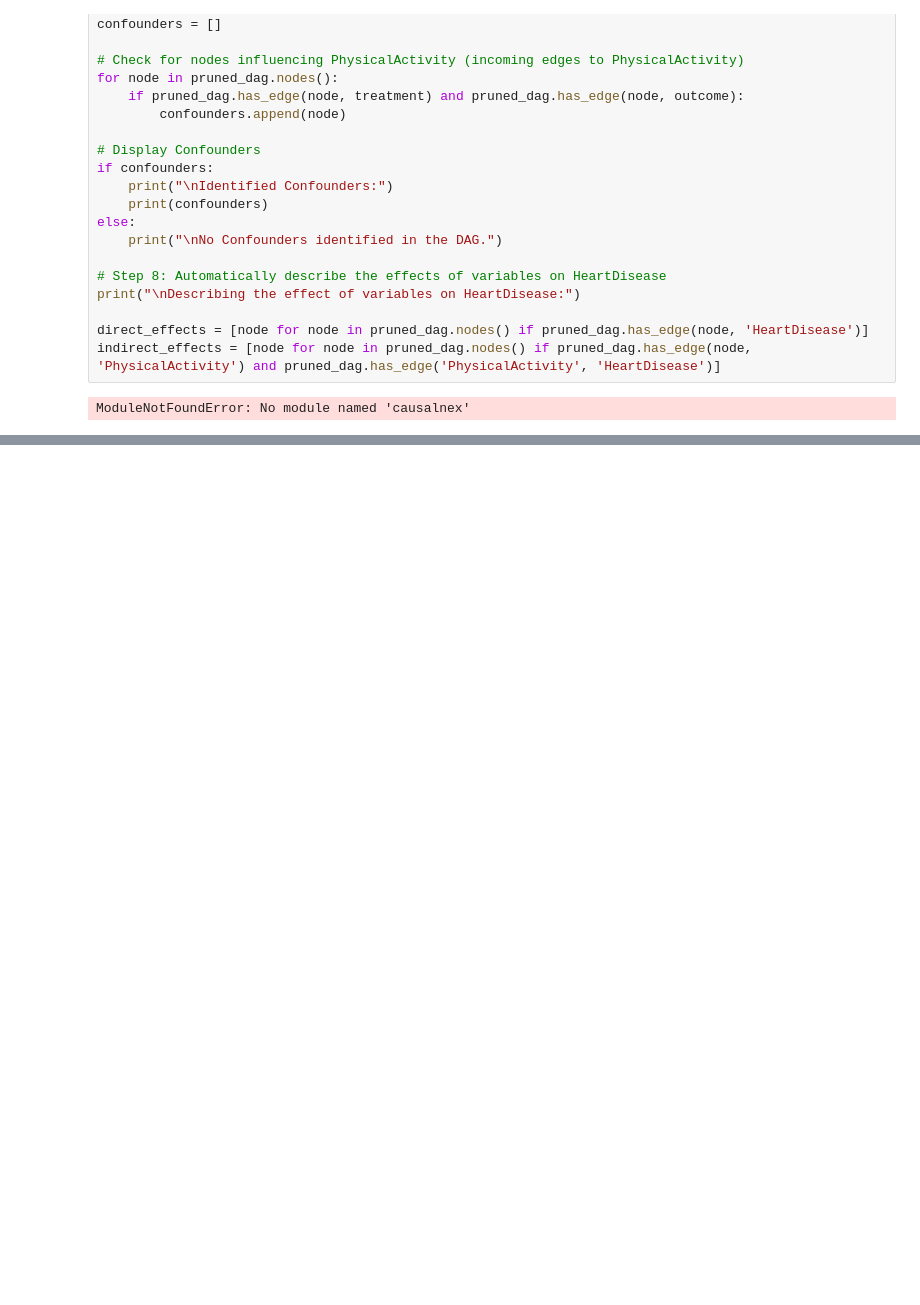
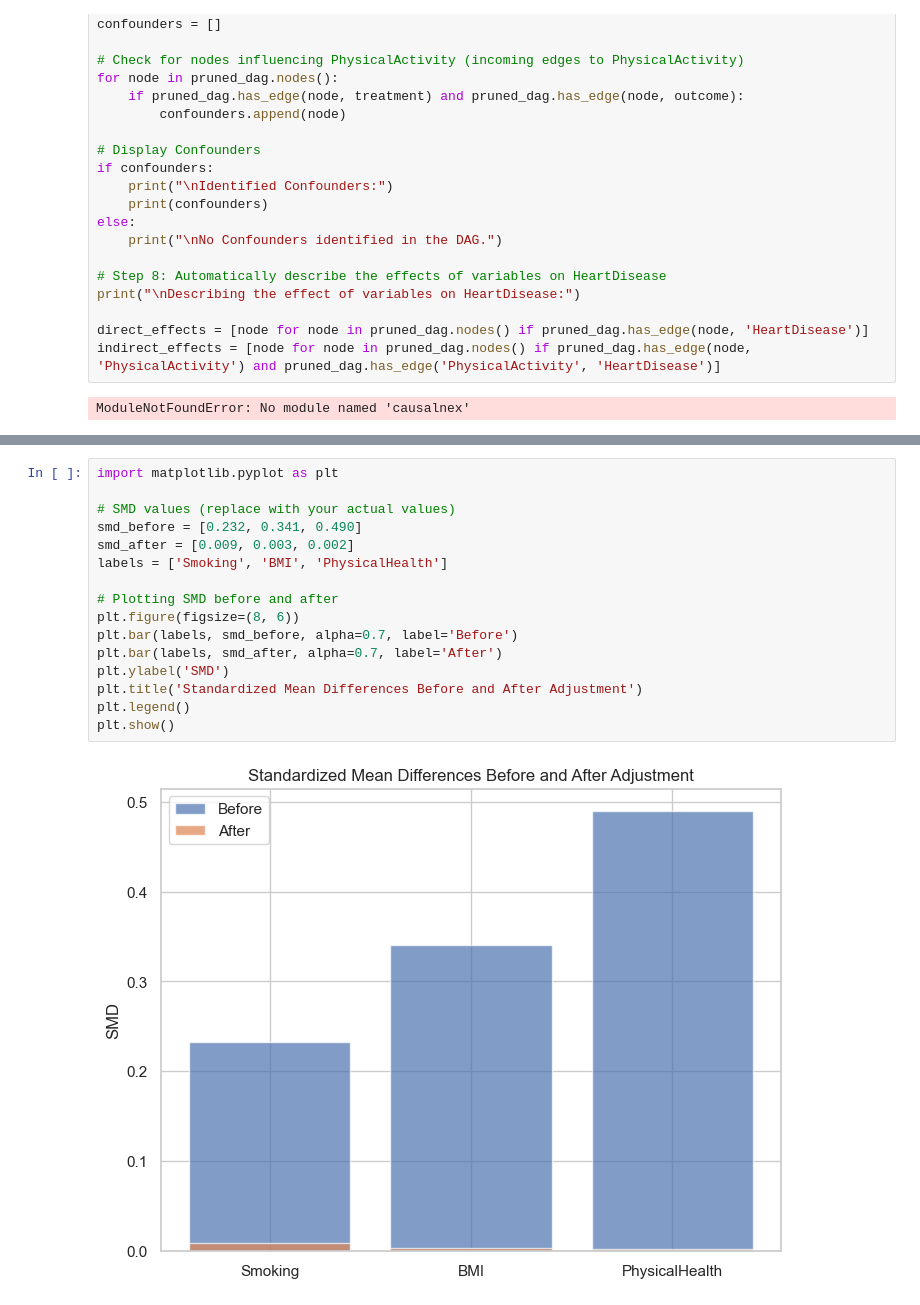
Before and after one commit to asrithapidikiti/CS520_CausalInference, a Jupyter notebook: CS520.ipynb, the cells around one changed output, grey strips where cells are left out. Saved outputs shown, nothing was run; the diff lists cells and outputs as text; blank space fills up the shorter version.

```diff
--- a/CS520.ipynb
+++ b/CS520.ipynb
@@ -1171,0 +1057,18 @@ Notes:
+# %%
+import matplotlib.pyplot as plt
+
+# SMD values (replace with your actual values)
+smd_before = [0.232, 0.341, 0.490]
+smd_after = [0.009, 0.003, 0.002]
+labels = ['Smoking', 'BMI', 'PhysicalHealth']
+
+# Plotting SMD before and after
+plt.figure(figsize=(8, 6))
+plt.bar(labels, smd_before, alpha=0.7, label='Before')
+plt.bar(labels, smd_after, alpha=0.7, label='After')
+plt.ylabel('SMD')
+plt.title('Standardized Mean Differences Before and After Adjustment')
+plt.legend()
+plt.show()
+# %% [output]
+[figure, added]
```
Also changed, not shown: parts of 35 cells of this notebook.
